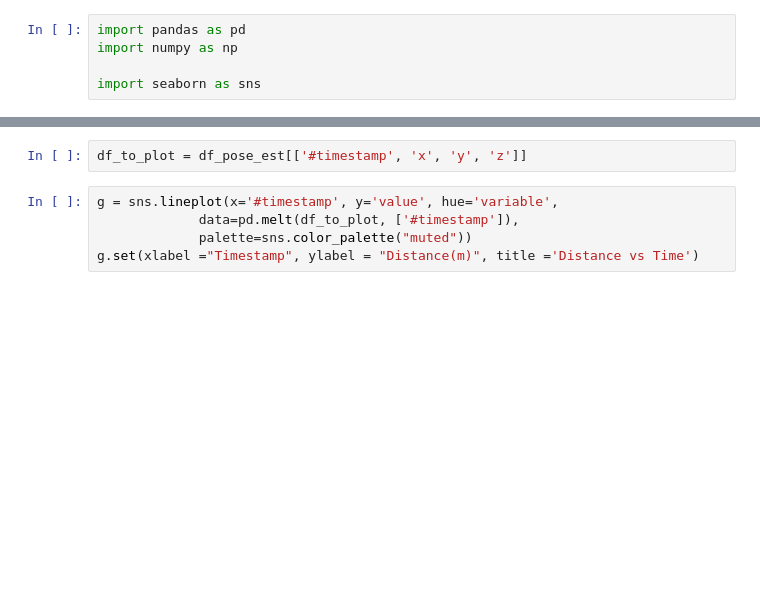
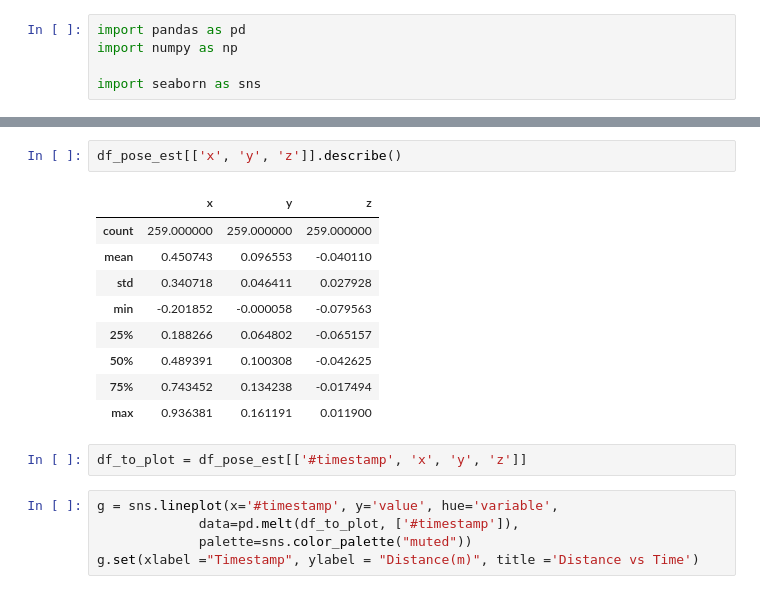
Before and after one commit to Virtana/indoor_drone_experimentation, a Jupyter notebook: kimera_local_eval/kimera_execution_analysis/Inspecting _Kimera_Output.ipynb, the cells around one changed output, grey strips where cells are left out. Saved outputs shown, nothing was run; the diff lists cells and outputs as text; blank space fills up the shorter version.

```diff
--- a/kimera_local_eval/kimera_execution_analysis/Inspecting _Kimera_Output.ipynb
+++ b/kimera_local_eval/kimera_execution_analysis/Inspecting _Kimera_Output.ipynb
@@ -34,3 +28,15 @@ df_pose_est
+# %%
+df_pose_est[['x', 'y', 'z']].describe()
+# %% [output]
+|  | x | y | z |
+| count | 259.000000 | 259.000000 | 259.000000 |
+| mean | 0.450743 | 0.096553 | -0.040110 |
+| std | 0.340718 | 0.046411 | 0.027928 |
+| min | -0.201852 | -0.000058 | -0.079563 |
+| 25% | 0.188266 | 0.064802 | -0.065157 |
+| 50% | 0.489391 | 0.100308 | -0.042625 |
+| 75% | 0.743452 | 0.134238 | -0.017494 |
+| max | 0.936381 | 0.161191 | 0.011900 |
 # %%
 df_to_plot = df_pose_est[['#timestamp', 'x', 'y', 'z']]
 # %%
```
Also changed, not shown: parts of 6 cells of this notebook, 8 other files.
